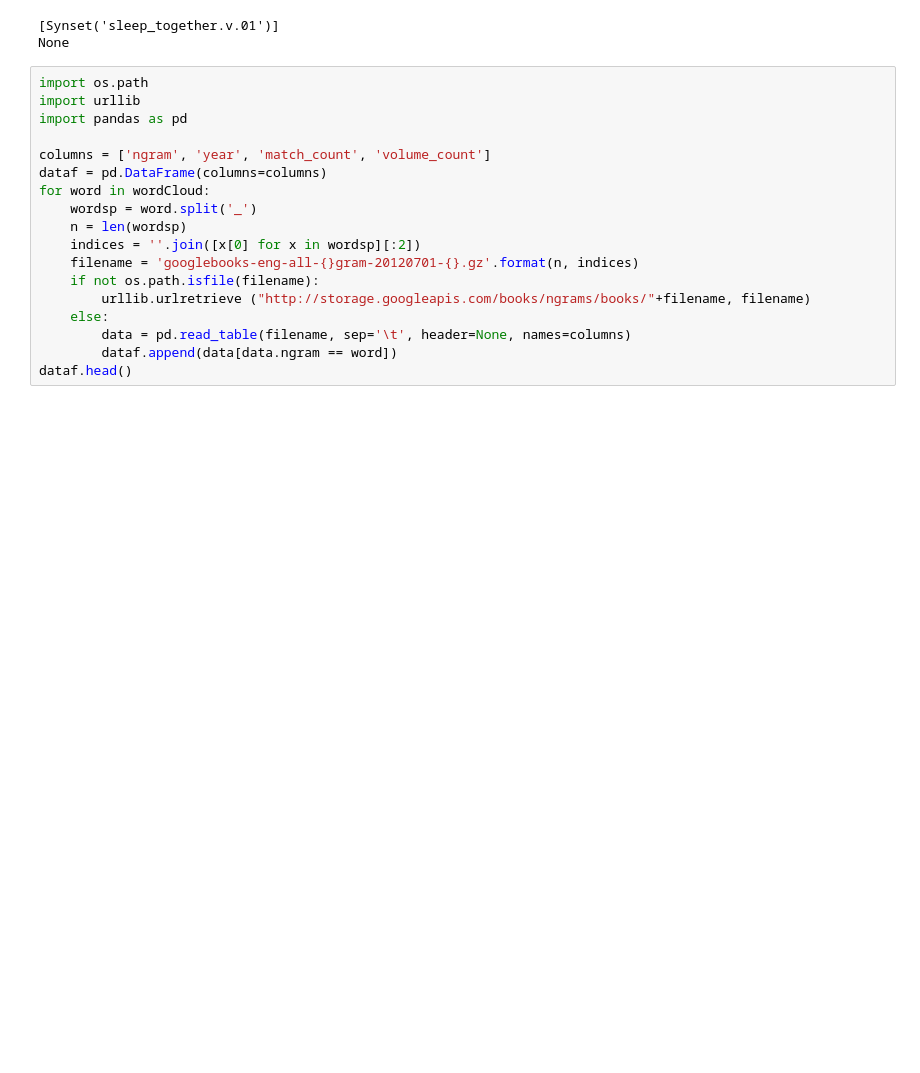
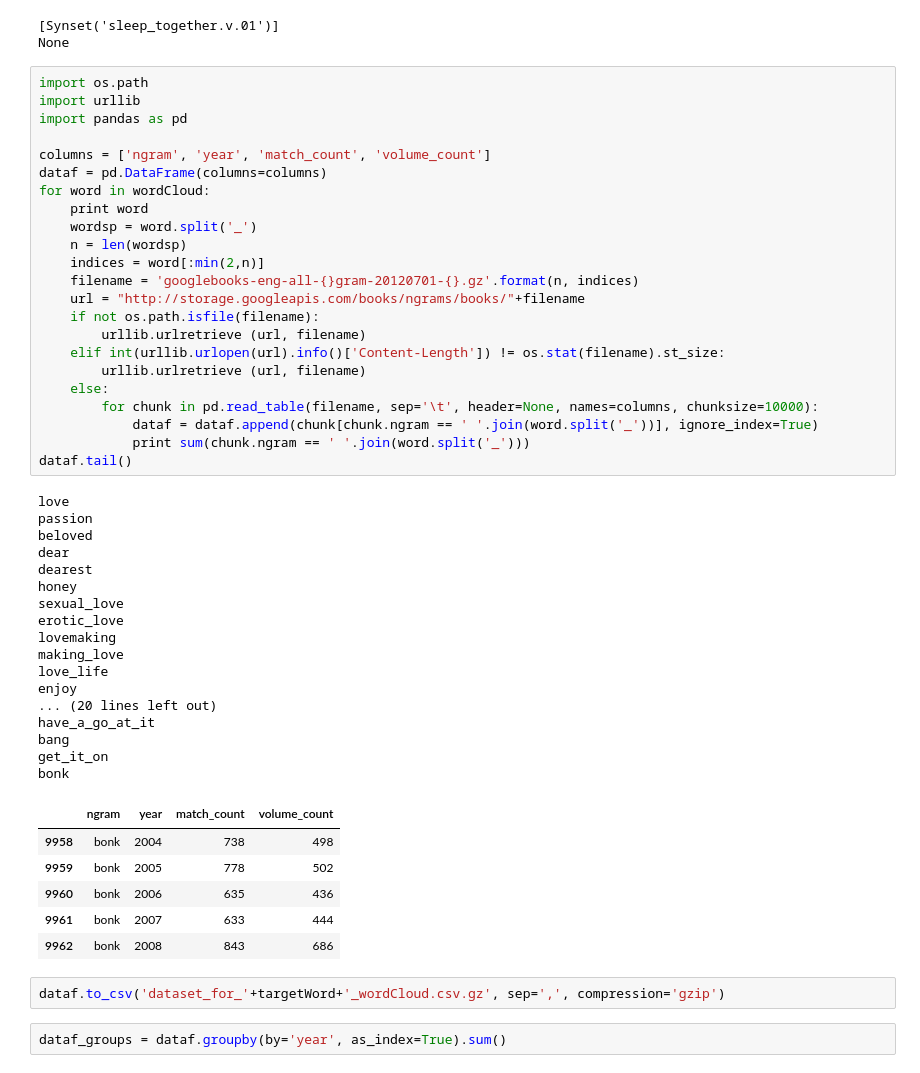
Before and after one commit to amirfz/myPythonProjects, a Jupyter notebook: googleNGram/googleNGram.ipynb, the cells around one changed output. Drawn from its saved outputs; the diff is of its cells as text; blank space fills up the shorter version.

Commit message:
added the analysis of words vs year

```diff
--- a/googleNGram/googleNGram.ipynb
+++ b/googleNGram/googleNGram.ipynb
@@ -47,18 +47,51 @@ None
 # %%
 import os.path
 import urllib
 import pandas as pd
 
 columns = ['ngram', 'year', 'match_count', 'volume_count']
 dataf = pd.DataFrame(columns=columns)
 for word in wordCloud:
+    print word
     wordsp = word.split('_')
     n = len(wordsp)
-    indices = ''.join([x[0] for x in wordsp][:2])
+    indices = word[:min(2,n)]
     filename = 'googlebooks-eng-all-{}gram-20120701-{}.gz'.format(n, indices)
+    url = "http://storage.googleapis.com/books/ngrams/books/"+filename
     if not os.path.isfile(filename):
-        urllib.urlretrieve ("http://storage.googleapis.com/books/ngrams/books/"+filename, filename)
+        urllib.urlretrieve (url, filename)
+    elif int(urllib.urlopen(url).info()['Content-Length']) != os.stat(filename).st_size:
+        urllib.urlretrieve (url, filename)
     else:
-        data = pd.read_table(filename, sep='\t', header=None, names=columns)
-        dataf.append(data[data.ngram == word])
-dataf.head()
+        for chunk in pd.read_table(filename, sep='\t', header=None, names=columns, chunksize=10000):
+            dataf = dataf.append(chunk[chunk.ngram == ' '.join(word.split('_'))], ignore_index=True)
+            print sum(chunk.ngram == ' '.join(word.split('_')))
+dataf.tail()
+# %% [output]
+love
+passion
+beloved
+dear
+dearest
+honey
+sexual_love
+erotic_love
+lovemaking
+making_love
+love_life
+enjoy
+... (20 lines left out)
+have_a_go_at_it
+bang
+get_it_on
+bonk
+|  | ngram | year | match_count | volume_count |
+| 9958 | bonk | 2004 | 738 | 498 |
+| 9959 | bonk | 2005 | 778 | 502 |
+| 9960 | bonk | 2006 | 635 | 436 |
+| 9961 | bonk | 2007 | 633 | 444 |
+| 9962 | bonk | 2008 | 843 | 686 |
+# %%
+dataf.to_csv('dataset_for_'+targetWord+'_wordCloud.csv.gz', sep=',', compression='gzip')
+# %%
+dataf_groups = dataf.groupby(by='year', as_index=True).sum()
```
Also changed, not shown: parts of 2 cells of this notebook, 2 other files.
